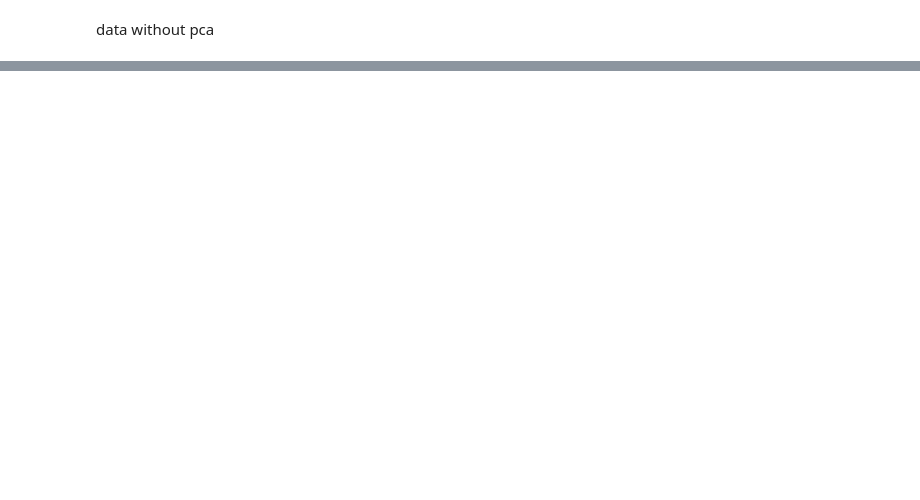
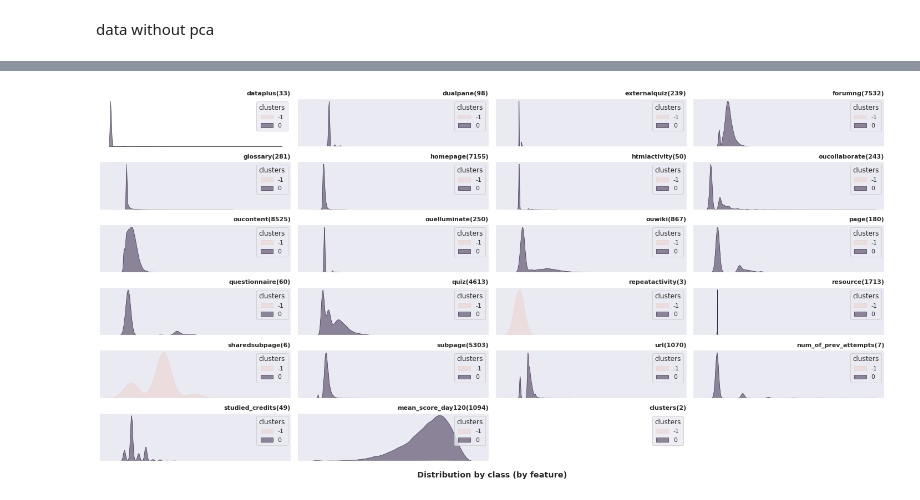
Before and after one commit to anasnofal/kaggle-notebooks-, a Jupyter notebook: eda-and-clustring-analysis.ipynb, the cells around one changed output, grey strips where cells are left out. Cells and saved outputs as stored; diff of their text form; code cells hidden in the pictures; blank space fills up the shorter version.

```diff
--- a/eda-and-clustring-analysis.ipynb
+++ b/eda-and-clustring-analysis.ipynb
@@ -850,0 +909,31 @@ Adjusted Rand Index: -0.0150
+# %%
+fig, axes = plt.subplots(6, 4, figsize=(20, 10))
+
+target_order = sorted(df_clusters['clusters'].unique())
+for column ,ax in zip(df_clusters,axes.flatten()):
+    cnt = df_clusters[column].value_counts().sort_index()
+    sns.kdeplot(x=column,
+                hue='clusters', hue_order=target_order,
+                data=df_clusters,
+                alpha=0.5,
+                linewidth=0.6, fill=True,
+                legend=True,
+                ax=ax,)
+
+    ax.set_xticks([])
+    ax.set_yticks([])
+    ax.set_xlabel('')
+    ax.set_ylabel('')
+    ax.spines['left'].set_visible(False)
+    cnt = len(df_clusters[column].unique())
+    ax.set_title(f'{column}({cnt})', loc='right', weight='bold', fontsize=11)
+
+axes.flatten()[0].axis('off')
+axes.flatten()[-1].axis('off')
+axes.flatten()[-2].axis('off')
+fig.supxlabel('Distribution by class (by feature)', ha='center', fontweight='bold')
+
+fig.tight_layout()
+plt.show()
+# %% [output]
+[figure, added]
```
Also changed, not shown: parts of 19 cells of this notebook.
